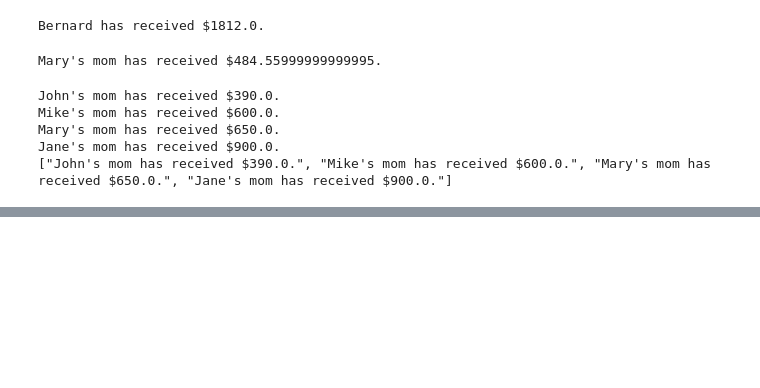
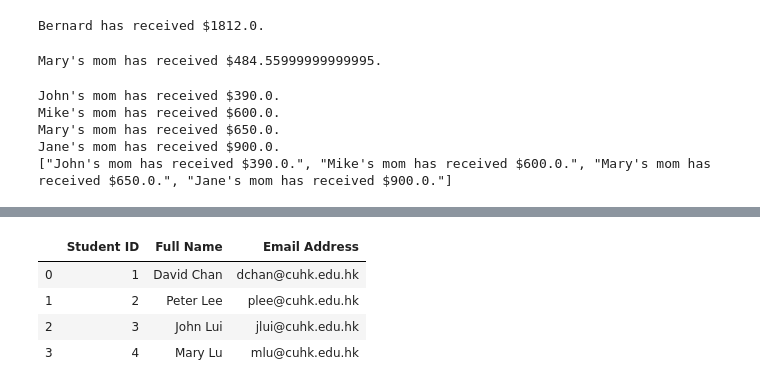
Before and after one commit to ybsuen/ybsuen.github.io, a Jupyter notebook: workshop_demo/python_workshop/Introduction_to_Python.ipynb, the cells around one changed output, grey strips where cells are left out. Drawn from its saved outputs; the diff is of its cells as text; code cells hidden in the pictures; blank space fills up the shorter version.

```diff
--- a/workshop_demo/python_workshop/Introduction_to_Python.ipynb
+++ b/workshop_demo/python_workshop/Introduction_to_Python.ipynb
@@ -870,0 +1023,20 @@ C
+# %%
+import pandas as pd
+# define dataframe as a list of lists
+# with a header list called columns which contains the column names
+df = pd.DataFrame([
+  [1, 'David Chan', 'dchan@cuhk.edu.hk'],
+  [2, 'Peter Lee', 'plee@cuhk.edu.hk'],
+  [3,'John Lui','jlui@cuhk.edu.hk'],
+  [4,'Mary Lu','mlu@cuhk.edu.hk']
+],
+  columns=[
+  'Student ID','Full Name','Email Address'
+  ])
+df
+# %% [output]
+|  | Student ID | Full Name | Email Address |
+| 0 | 1 | David Chan | dchan@cuhk.edu.hk |
+| 1 | 2 | Peter Lee | plee@cuhk.edu.hk |
+| 2 | 3 | John Lui | jlui@cuhk.edu.hk |
+| 3 | 4 | Mary Lu | mlu@cuhk.edu.hk |
```
Also changed, not shown: parts of 55 cells of this notebook, 4 other files.
